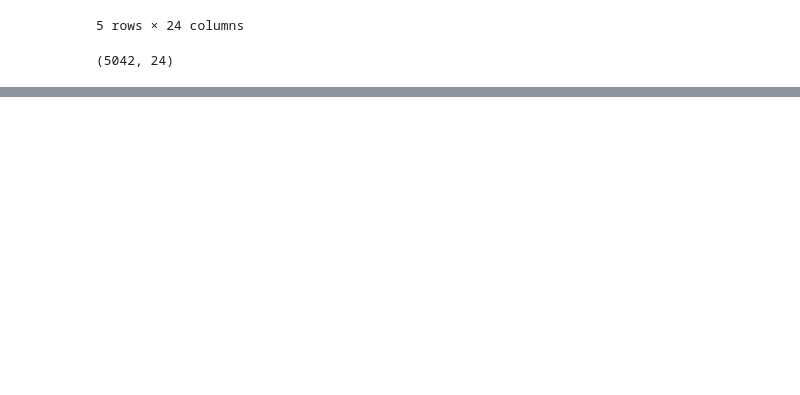
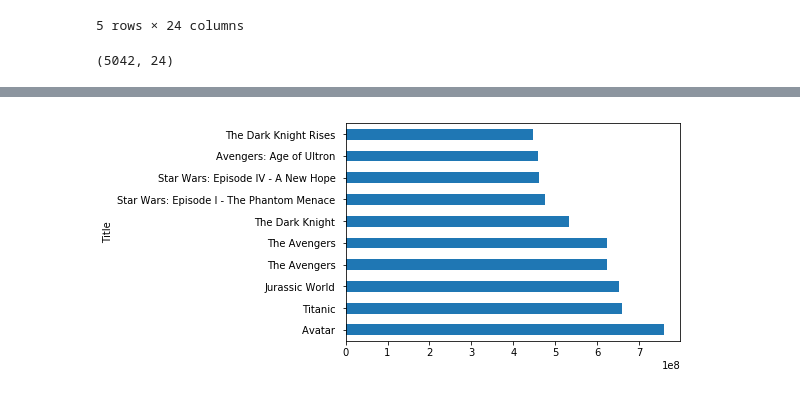
Before and after one commit to sajithbs/AnalyseMoviesDB, a Jupyter notebook: Movie_Excel_Analysis.ipynb, the cells around one changed output, grey strips where cells are left out. Cells and saved outputs as stored; diff of their text form; code cells hidden in the pictures; blank space fills up the shorter version.

```diff
--- a/Movie_Excel_Analysis.ipynb
+++ b/Movie_Excel_Analysis.ipynb
@@ -62,0 +77,3 @@ movies.shape
+# %%
+# Sorty movies by Earnings
+sorted_by_gross = movies.sort_values(['Gross Earnings'], ascending=False)
@@ -62,0 +99,5 @@ movies.shape
+# %%
+sorted_by_gross['Gross Earnings'].head(10).plot(kind="barh")
+plt.show()
+# %% [output]
+[figure, added]
```
Also changed, not shown: parts of 26 cells of this notebook.
